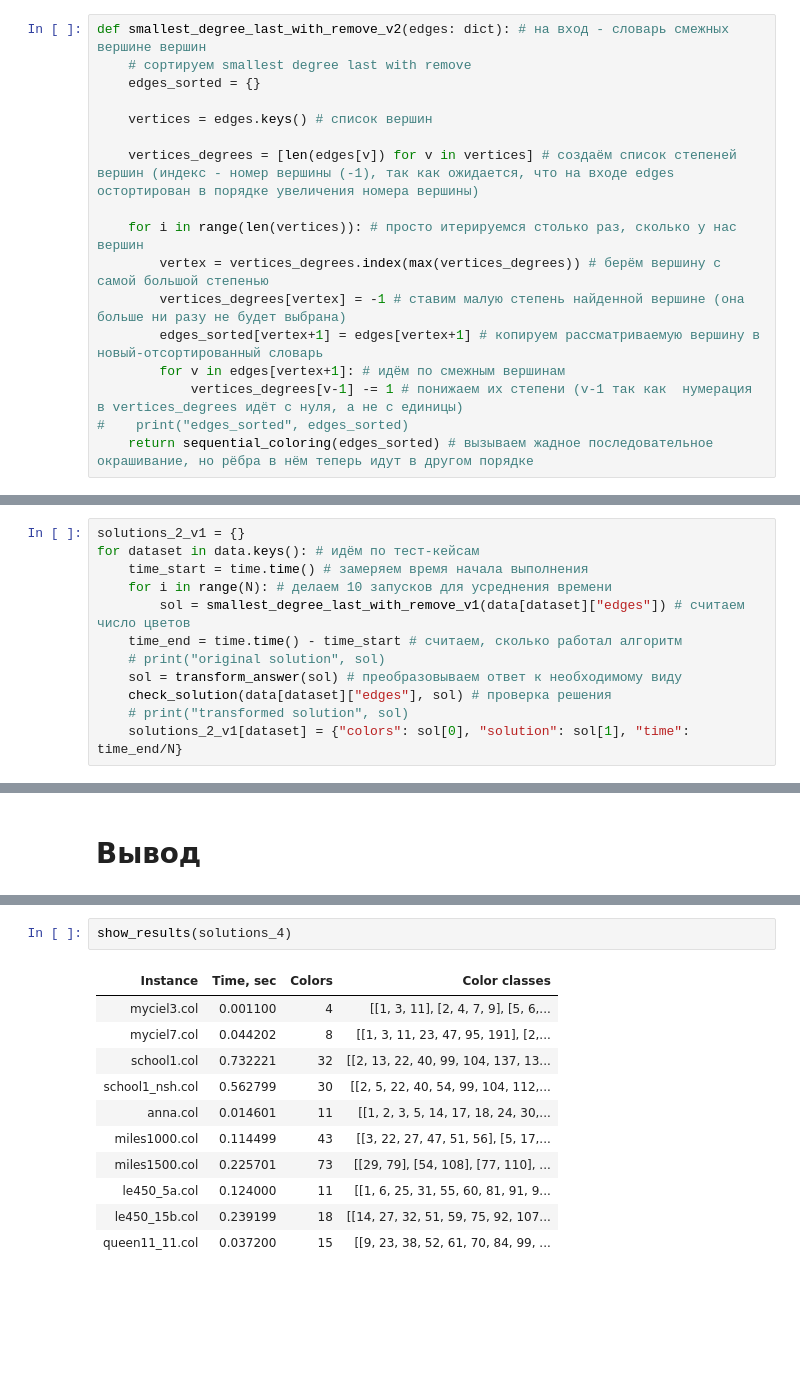
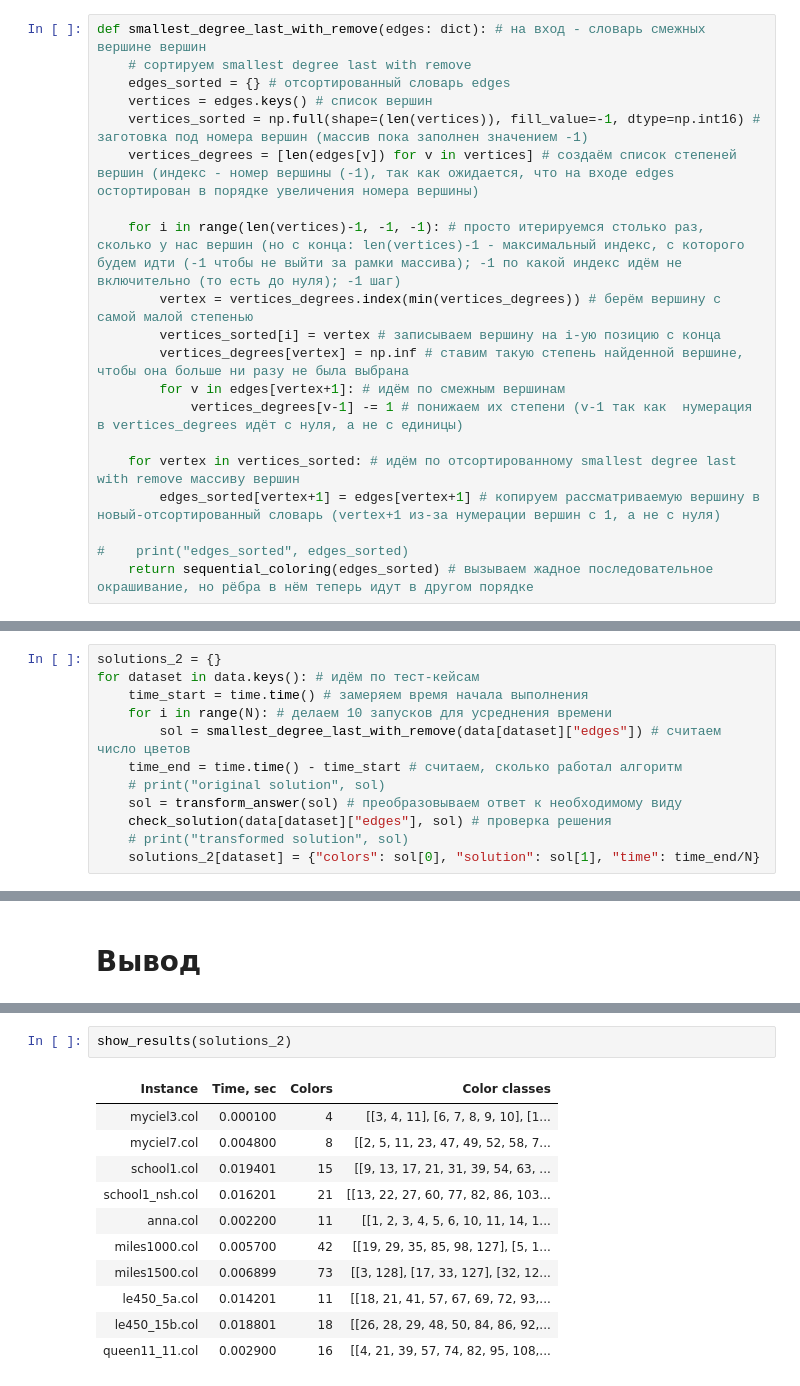
Before and after one commit to DenisKabanov/discrete_optimization_and_operations_research, a Jupyter notebook: lab1/task1.ipynb, the cells around one changed output, grey strips where cells are left out. Cells and saved outputs as stored; diff of their text form; blank space fills up the shorter version.

Commit message:
lab1: fix smallest degree last with remove

```diff
--- a/lab1/task1.ipynb
+++ b/lab1/task1.ipynb
@@ -229,32 +182,35 @@ def smallest_degree_last_with_remove_v1(edges: dict): # на вход - слов
 # %%
-def smallest_degree_last_with_remove_v2(edges: dict): # на вход - словарь смежных вершине вершин
+def smallest_degree_last_with_remove(edges: dict): # на вход - словарь смежных вершине вершин
     # сортируем smallest degree last with remove
-    edges_sorted = {}
-
+    edges_sorted = {} # отсортированный словарь edges
     vertices = edges.keys() # список вершин
-
+    vertices_sorted = np.full(shape=(len(vertices)), fill_value=-1, dtype=np.int16) # заготовка под номера вершин (массив пока заполнен значением -1)
     vertices_degrees = [len(edges[v]) for v in vertices] # создаём список степеней вершин (индекс - номер вершины (-1), так как ожидается, что на входе edges остортирован в порядке увеличения номера вершины)
 
-    for i in range(len(vertices)): # просто итерируемся столько раз, сколько у нас вершин
-        vertex = vertices_degrees.index(max(vertices_degrees)) # берём вершину с самой большой степенью
-        vertices_degrees[vertex] = -1 # ставим малую степень найденной вершине (она больше ни разу не будет выбрана)
-        edges_sorted[vertex+1] = edges[vertex+1] # копируем рассматриваемую вершину в новый-отсортированный словарь
+    for i in range(len(vertices)-1, -1, -1): # просто итерируемся столько раз, сколько у нас вершин (но с конца: len(vertices)-1 - максимальный индекс, с которого будем идти (-1 чтобы не выйти за рамки массива); -1 по какой индекс идём не включительно (то есть до нуля); -1 шаг)
+        vertex = vertices_degrees.index(min(vertices_degrees)) # берём вершину с самой малой степенью
+        vertices_sorted[i] = vertex # записываем вершину на i-ую позицию с конца
+        vertices_degrees[vertex] = np.inf # ставим такую степень найденной вершине, чтобы она больше ни разу не была выбрана
         for v in edges[vertex+1]: # идём по смежным вершинам
             vertices_degrees[v-1] -= 1 # понижаем их степени (v-1 так как  нумерация в vertices_degrees идёт с нуля, а не с единицы)
+
+    for vertex in vertices_sorted: # идём по отсортированному smallest degree last with remove массиву вершин
+        edges_sorted[vertex+1] = edges[vertex+1] # копируем рассматриваемую вершину в новый-отсортированный словарь (vertex+1 из-за нумерации вершин с 1, а не с нуля)
+
 #    print("edges_sorted", edges_sorted)
     return sequential_coloring(edges_sorted) # вызываем жадное последовательное окрашивание, но рёбра в нём теперь идут в другом порядке
 # %% [markdown]
 #### Тестирование
 # %%
-solutions_2_v1 = {}
+solutions_2 = {}
 for dataset in data.keys(): # идём по тест-кейсам
     time_start = time.time() # замеряем время начала выполнения
     for i in range(N): # делаем 10 запусков для усреднения времени
-        sol = smallest_degree_last_with_remove_v1(data[dataset]["edges"]) # считаем число цветов
+        sol = smallest_degree_last_with_remove(data[dataset]["edges"]) # считаем число цветов
     time_end = time.time() - time_start # считаем, сколько работал алгоритм
     # print("original solution", sol)
     sol = transform_answer(sol) # преобразовываем ответ к необходимому виду
     check_solution(data[dataset]["edges"], sol) # проверка решения
     # print("transformed solution", sol)
-    solutions_2_v1[dataset] = {"colors": sol[0], "solution": sol[1], "time": time_end/N}
+    solutions_2[dataset] = {"colors": sol[0], "solution": sol[1], "time": time_end/N}
 # %%
@@ -441,15 +296,15 @@ show_results(solutions_4)
 # %%
-show_results(solutions_4)
+show_results(solutions_2)
 # %% [output]
 | Instance | Time, sec | Colors | Color classes |
-| myciel3.col | 0.001100 | 4 | [[1, 3, 11], [2, 4, 7, 9], [5, 6,... |
-| myciel7.col | 0.044202 | 8 | [[1, 3, 11, 23, 47, 95, 191], [2,... |
-| school1.col | 0.732221 | 32 | [[2, 13, 22, 40, 99, 104, 137, 13... |
-| school1_nsh.col | 0.562799 | 30 | [[2, 5, 22, 40, 54, 99, 104, 112,... |
-| anna.col | 0.014601 | 11 | [[1, 2, 3, 5, 14, 17, 18, 24, 30,... |
-| miles1000.col | 0.114499 | 43 | [[3, 22, 27, 47, 51, 56], [5, 17,... |
-| miles1500.col | 0.225701 | 73 | [[29, 79], [54, 108], [77, 110], ... |
-| le450_5a.col | 0.124000 | 11 | [[1, 6, 25, 31, 55, 60, 81, 91, 9... |
-| le450_15b.col | 0.239199 | 18 | [[14, 27, 32, 51, 59, 75, 92, 107... |
-| queen11_11.col | 0.037200 | 15 | [[9, 23, 38, 52, 61, 70, 84, 99, ... |
+| myciel3.col | 0.000100 | 4 | [[3, 4, 11], [6, 7, 8, 9, 10], [1... |
+| myciel7.col | 0.004800 | 8 | [[2, 5, 11, 23, 47, 49, 52, 58, 7... |
+| school1.col | 0.019401 | 15 | [[9, 13, 17, 21, 31, 39, 54, 63, ... |
+| school1_nsh.col | 0.016201 | 21 | [[13, 22, 27, 60, 77, 82, 86, 103... |
+| anna.col | 0.002200 | 11 | [[1, 2, 3, 4, 5, 6, 10, 11, 14, 1... |
+| miles1000.col | 0.005700 | 42 | [[19, 29, 35, 85, 98, 127], [5, 1... |
+| miles1500.col | 0.006899 | 73 | [[3, 128], [17, 33, 127], [32, 12... |
+| le450_5a.col | 0.014201 | 11 | [[18, 21, 41, 57, 67, 69, 72, 93,... |
+| le450_15b.col | 0.018801 | 18 | [[26, 28, 29, 48, 50, 84, 86, 92,... |
+| queen11_11.col | 0.002900 | 16 | [[4, 21, 39, 57, 74, 82, 95, 108,... |
 # %%
```
Also changed, not shown: parts of 23 cells of this notebook, 11 other files.
